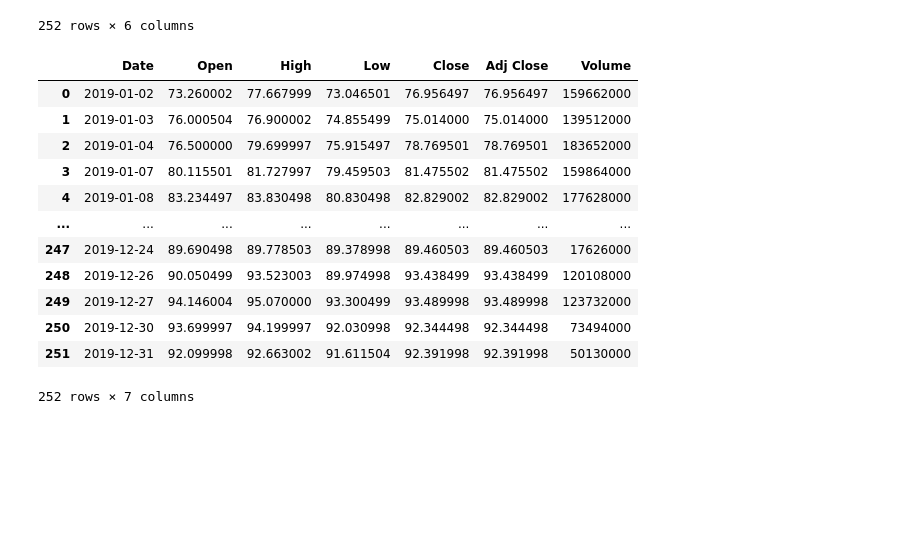
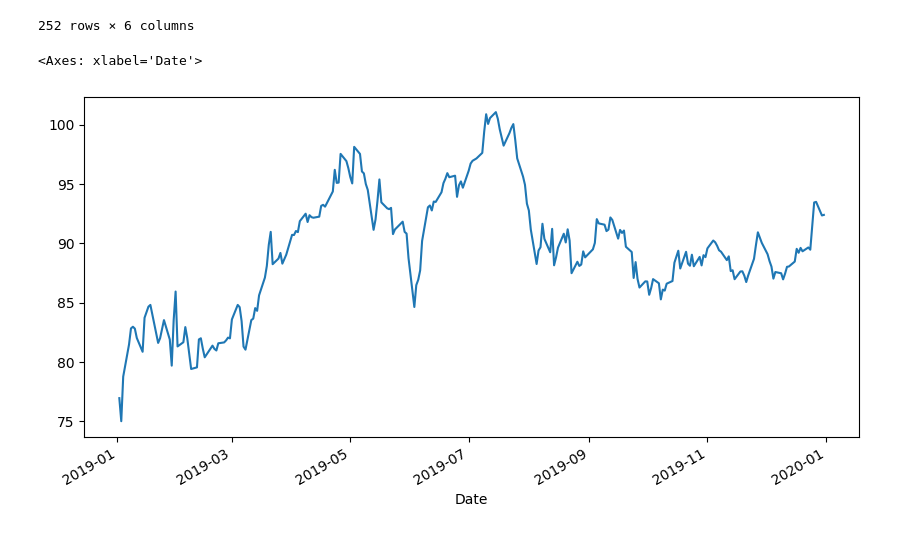
Before and after one commit to mk1316/Final-Project-For-ML-Fall-2023, a Jupyter notebook: HW4-Artificial Neural Network.ipynb, the cells around one changed output. Drawn from its saved outputs; the diff is of its cells as text; code cells hidden in the pictures; blank space fills up the shorter version.

```diff
--- a/HW4-Artificial Neural Network.ipynb
+++ b/HW4-Artificial Neural Network.ipynb
@@ -42,21 +42,9 @@ df
 | 2019-12-30 | 93.699997 | 94.199997 | 92.030998 | 92.344498 | 92.344498 | 73494000 |
 | 2019-12-31 | 92.099998 | 92.663002 | 91.611504 | 92.391998 | 92.391998 | 50130000 |
 252 rows × 6 columns
-# %%
-df = df.reset_index()
-# %%
-df
-# %% [output]
-|  | Date | Open | High | Low | Close | Adj Close | Volume |
-| 0 | 2019-01-02 | 73.260002 | 77.667999 | 73.046501 | 76.956497 | 76.956497 | 159662000 |
-| 1 | 2019-01-03 | 76.000504 | 76.900002 | 74.855499 | 75.014000 | 75.014000 | 139512000 |
-| 2 | 2019-01-04 | 76.500000 | 79.699997 | 75.915497 | 78.769501 | 78.769501 | 183652000 |
-| 3 | 2019-01-07 | 80.115501 | 81.727997 | 79.459503 | 81.475502 | 81.475502 | 159864000 |
-| 4 | 2019-01-08 | 83.234497 | 83.830498 | 80.830498 | 82.829002 | 82.829002 | 177628000 |
-| ... | ... | ... | ... | ... | ... | ... | ... |
-| 247 | 2019-12-24 | 89.690498 | 89.778503 | 89.378998 | 89.460503 | 89.460503 | 17626000 |
-| 248 | 2019-12-26 | 90.050499 | 93.523003 | 89.974998 | 93.438499 | 93.438499 | 120108000 |
-| 249 | 2019-12-27 | 94.146004 | 95.070000 | 93.300499 | 93.489998 | 93.489998 | 123732000 |
-| 250 | 2019-12-30 | 93.699997 | 94.199997 | 92.030998 | 92.344498 | 92.344498 | 73494000 |
-| 251 | 2019-12-31 | 92.099998 | 92.663002 | 91.611504 | 92.391998 | 92.391998 | 50130000 |
-252 rows × 7 columns
+# %%
+plt.figure(figsize=(10, 5))
+df['Close'].plot()
+# %% [output]
+<Axes: xlabel='Date'>
+[figure, added]
```
